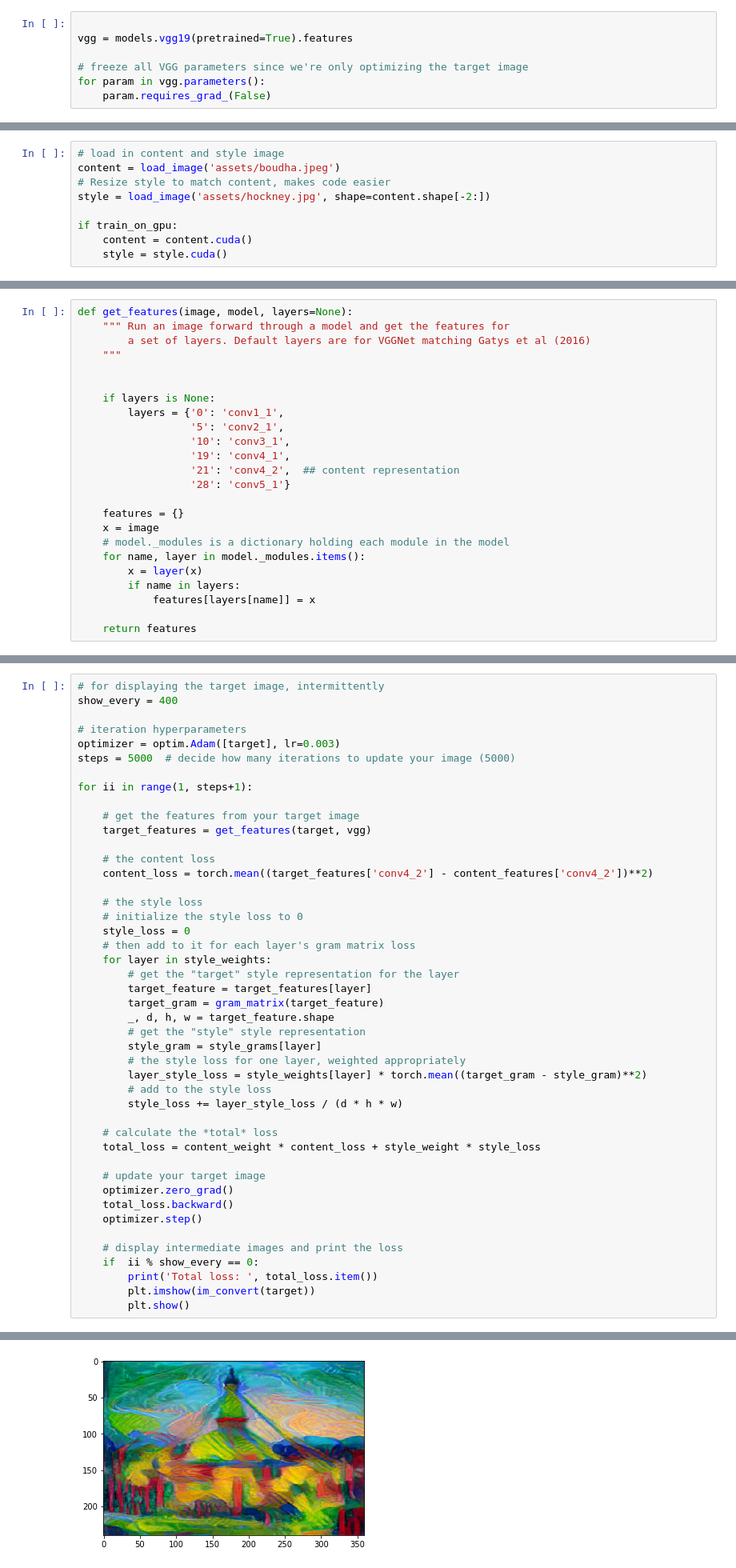
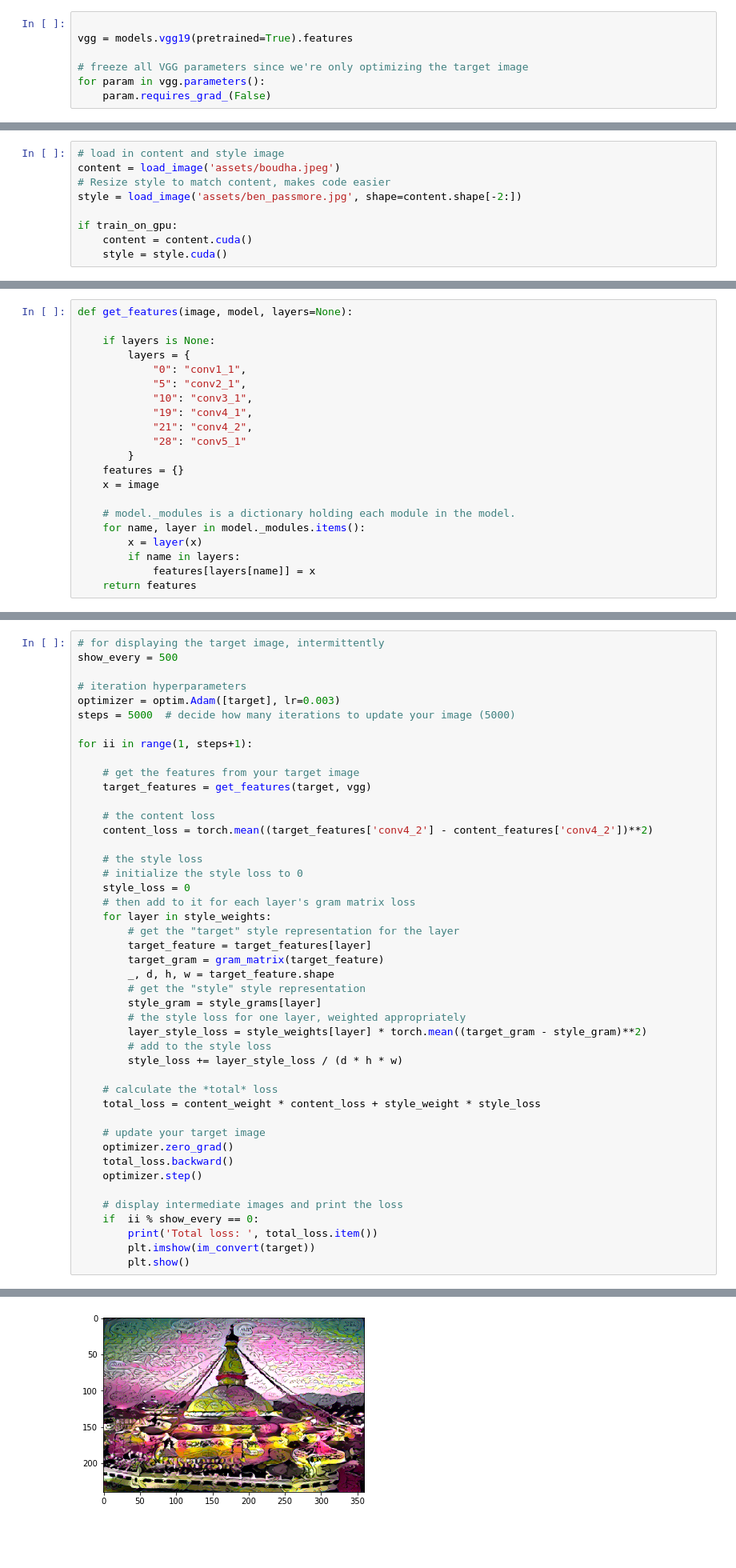
Before and after one commit to theonlyNischal/ML-DL-Projects-and-Paper-Implementation, a Jupyter notebook: 4-Neural-Style-Transfer/Untitled.ipynb, the cells around one changed output, grey strips where cells are left out. Shown at 80% size. Cells and saved outputs as stored; diff of their text form; blank space fills up the shorter version.

```diff
--- a/4-Neural-Style-Transfer/Untitled.ipynb
+++ b/4-Neural-Style-Transfer/Untitled.ipynb
@@ -74,7 +104,7 @@ def load_image(img_path, max_size=400, shape=None):
 # load in content and style image
 content = load_image('assets/boudha.jpeg')
 # Resize style to match content, makes code easier
-style = load_image('assets/hockney.jpg', shape=content.shape[-2:])
+style = load_image('assets/ben_passmore.jpg', shape=content.shape[-2:])
 
 if train_on_gpu:
     content = content.cuda()
@@ -104,26 +140,23 @@ ax2.imshow(im_convert(style))
 # %%
 def get_features(image, model, layers=None):
-    """ Run an image forward through a model and get the features for
-        a set of layers. Default layers are for VGGNet matching Gatys et al (2016)
-    """
-
 
     if layers is None:
-        layers = {'0': 'conv1_1',
-                  '5': 'conv2_1',
-                  '10': 'conv3_1',
-                  '19': 'conv4_1',
-                  '21': 'conv4_2',  ## content representation
-                  '28': 'conv5_1'}
-
+        layers = {
+            "0": "conv1_1",
+            "5": "conv2_1",
+            "10": "conv3_1",
+            "19": "conv4_1",
+            "21": "conv4_2",
+            "28": "conv5_1"
+        }
     features = {}
     x = image
-    # model._modules is a dictionary holding each module in the model
+
+    # model._modules is a dictionary holding each module in the model.
     for name, layer in model._modules.items():
         x = layer(x)
         if name in layers:
             features[layers[name]] = x
-
     return features
 # %%
 def gram_matrix(tensor):
@@ -170,7 +203,7 @@ content_weight = 1  # alpha
 style_weight = 1e6  # beta
 # %%
 # for displaying the target image, intermittently
-show_every = 400
+show_every = 500
 
 # iteration hyperparameters
 optimizer = optim.Adam([target], lr=0.003)
@@ -228 +261 @@ Total loss:  164298.953125
-[figure, old version]
+[figure, new version]
```
Also changed, not shown: parts of 7 cells of this notebook, 2 other files.
